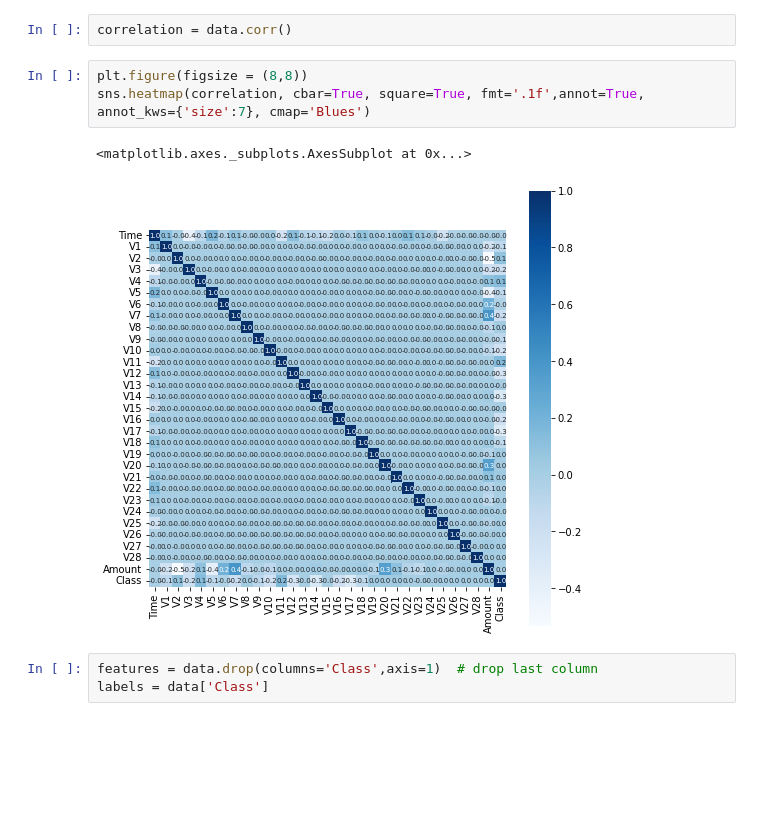
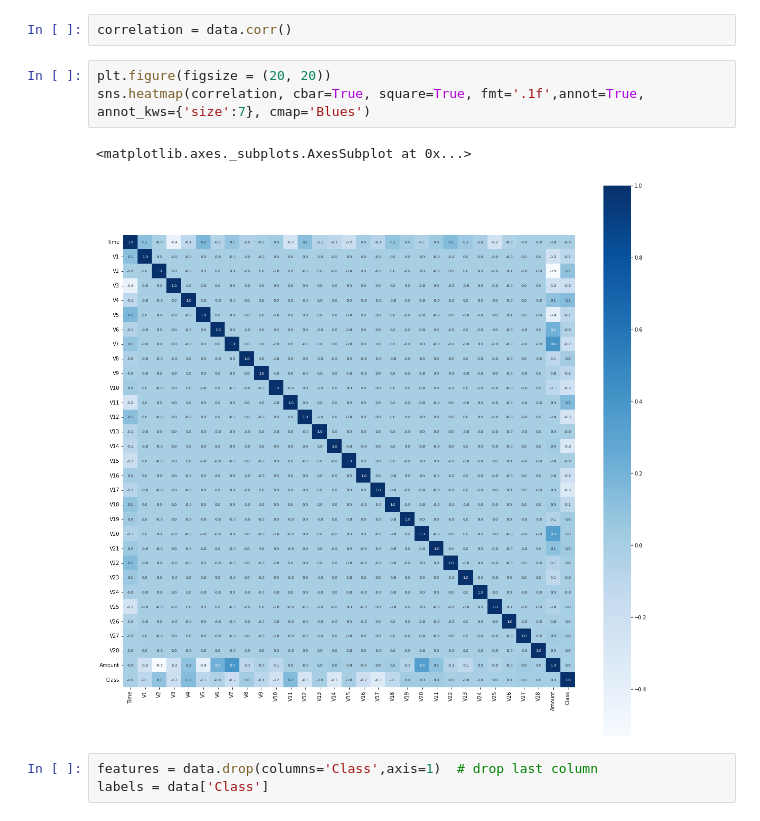
Before and after one commit to youssef893/Credit-card-fraud-detection, a Jupyter notebook: Credit_card_fraud_detection.ipynb, the cells around one changed output. Drawn from its saved outputs; the diff is of its cells as text; blank space fills up the shorter version.

```diff
--- a/Credit_card_fraud_detection.ipynb
+++ b/Credit_card_fraud_detection.ipynb
@@ -44,11 +44,11 @@ dtype: int64
 # %%
 correlation = data.corr()
 # %%
-plt.figure(figsize = (8,8))
+plt.figure(figsize = (20, 20))
 sns.heatmap(correlation, cbar=True, square=True, fmt='.1f',annot=True, annot_kws={'size':7}, cmap='Blues')
 # %% [output]
 <matplotlib.axes._subplots.AxesSubplot at 0x...>
-[figure, old version]
+[figure, new version]
 # %%
 features = data.drop(columns='Class',axis=1)  # drop last column
 labels = data['Class']
```
